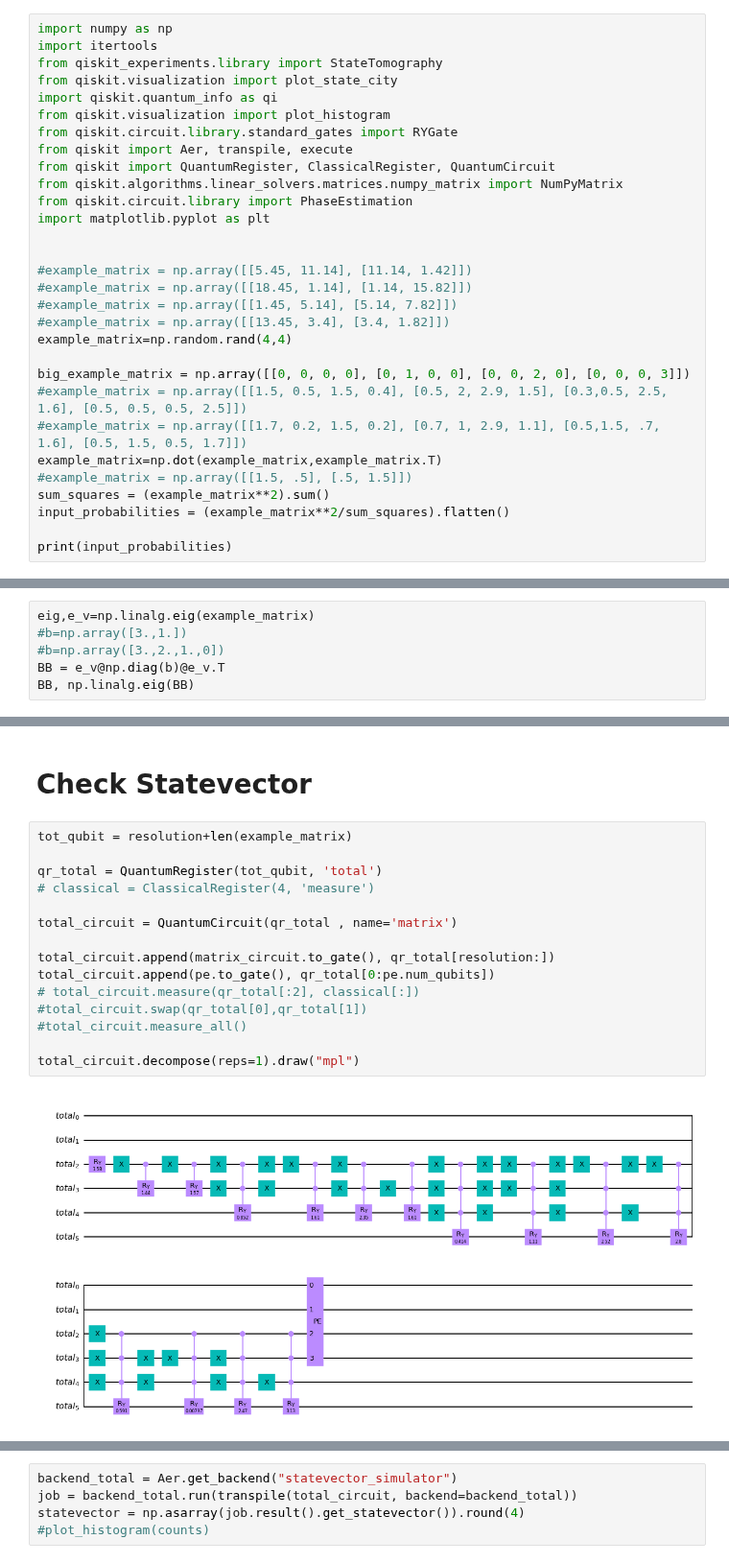
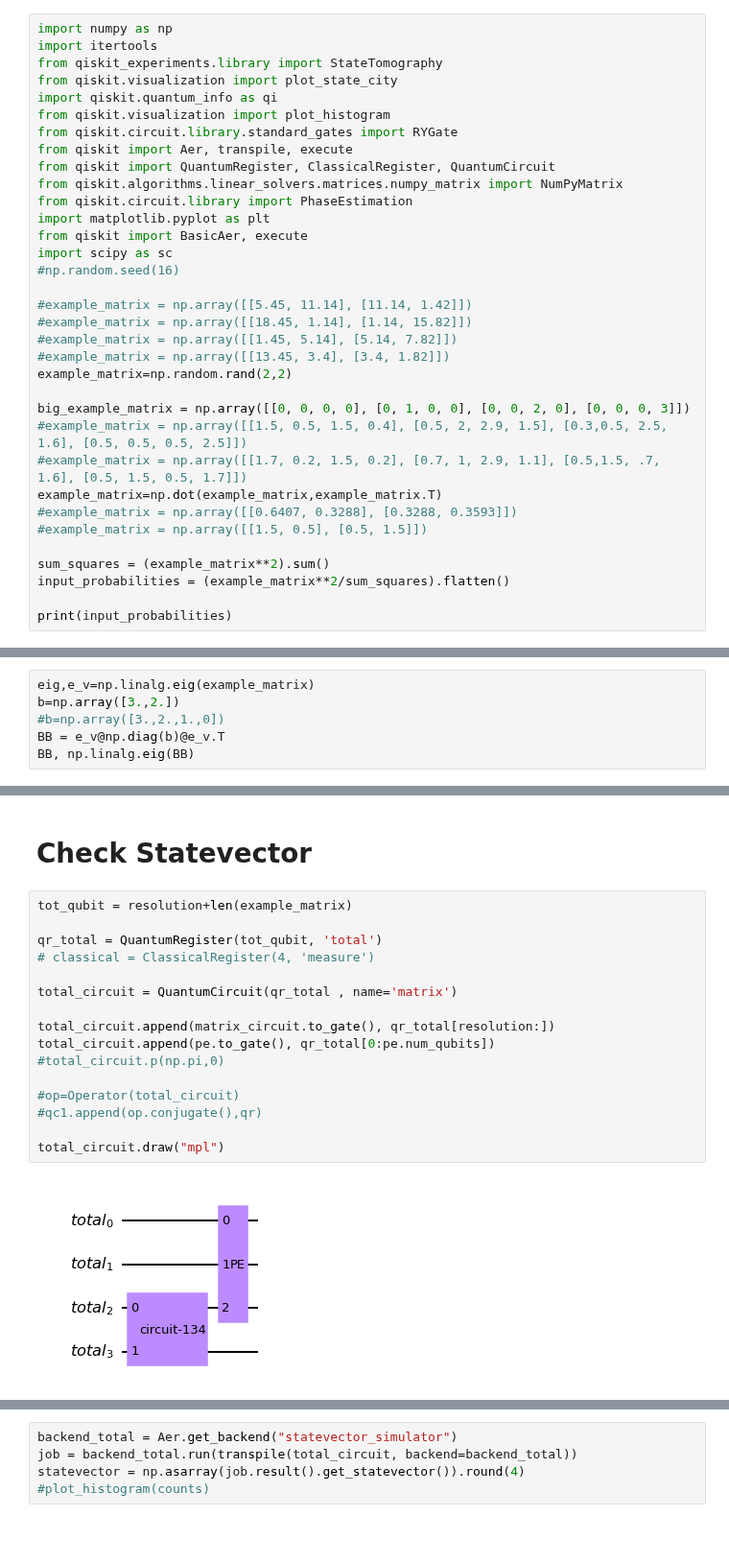
Before and after one commit to PolnareffPark/QuPCA, a Jupyter notebook: tomography_test.ipynb, the cells around one changed output, grey strips where cells are left out. Shown at 96% size. Saved outputs shown, nothing was run; the diff lists cells and outputs as text; blank space fills up the shorter version.

```diff
--- a/tomography_test.ipynb
+++ b/tomography_test.ipynb
@@ -14,19 +14,23 @@ from qiskit import QuantumRegister, ClassicalRegister, QuantumCircuit
 from qiskit.algorithms.linear_solvers.matrices.numpy_matrix import NumPyMatrix
 from qiskit.circuit.library import PhaseEstimation
 import matplotlib.pyplot as plt
-
+from qiskit import BasicAer, execute
+import scipy as sc
+#np.random.seed(16)
 
 #example_matrix = np.array([[5.45, 11.14], [11.14, 1.42]])
 #example_matrix = np.array([[18.45, 1.14], [1.14, 15.82]])
 #example_matrix = np.array([[1.45, 5.14], [5.14, 7.82]])
 #example_matrix = np.array([[13.45, 3.4], [3.4, 1.82]])
-example_matrix=np.random.rand(4,4)
+example_matrix=np.random.rand(2,2)
 
 big_example_matrix = np.array([[0, 0, 0, 0], [0, 1, 0, 0], [0, 0, 2, 0], [0, 0, 0, 3]])
 #example_matrix = np.array([[1.5, 0.5, 1.5, 0.4], [0.5, 2, 2.9, 1.5], [0.3,0.5, 2.5, 1.6], [0.5, 0.5, 0.5, 2.5]])
 #example_matrix = np.array([[1.7, 0.2, 1.5, 0.2], [0.7, 1, 2.9, 1.1], [0.5,1.5, .7, 1.6], [0.5, 1.5, 0.5, 1.7]])
 example_matrix=np.dot(example_matrix,example_matrix.T)
-#example_matrix = np.array([[1.5, .5], [.5, 1.5]])
+#example_matrix = np.array([[0.6407, 0.3288], [0.3288, 0.3593]])
+#example_matrix = np.array([[1.5, 0.5], [0.5, 1.5]])
+
 sum_squares = (example_matrix**2).sum()
 input_probabilities = (example_matrix**2/sum_squares).flatten()
 
@@ -38,6 +40,6 @@ print(input_probabilities)
 # %%
 eig,e_v=np.linalg.eig(example_matrix)
-#b=np.array([3.,1.])
+b=np.array([3.,2.])
 #b=np.array([3.,2.,1.,0])
 BB = e_v@np.diag(b)@e_v.T
 BB, np.linalg.eig(BB)
@@ -281,17 +258,18 @@ pe.decompose().draw("mpl")
 # %%
 tot_qubit = resolution+len(example_matrix)
 
 qr_total = QuantumRegister(tot_qubit, 'total')
 # classical = ClassicalRegister(4, 'measure')
 
 total_circuit = QuantumCircuit(qr_total , name='matrix')
 
 total_circuit.append(matrix_circuit.to_gate(), qr_total[resolution:])
 total_circuit.append(pe.to_gate(), qr_total[0:pe.num_qubits])
-# total_circuit.measure(qr_total[:2], classical[:])
-#total_circuit.swap(qr_total[0],qr_total[1])
-#total_circuit.measure_all()
+#total_circuit.p(np.pi,0)
 
-total_circuit.decompose(reps=1).draw("mpl")
+#op=Operator(total_circuit)
+#qc1.append(op.conjugate(),qr)
+
+total_circuit.draw("mpl")
 # %% [output]
-[figure, old version]
+[figure, new version]
```
Also changed, not shown: parts of 45 cells of this notebook, 58 other files.
